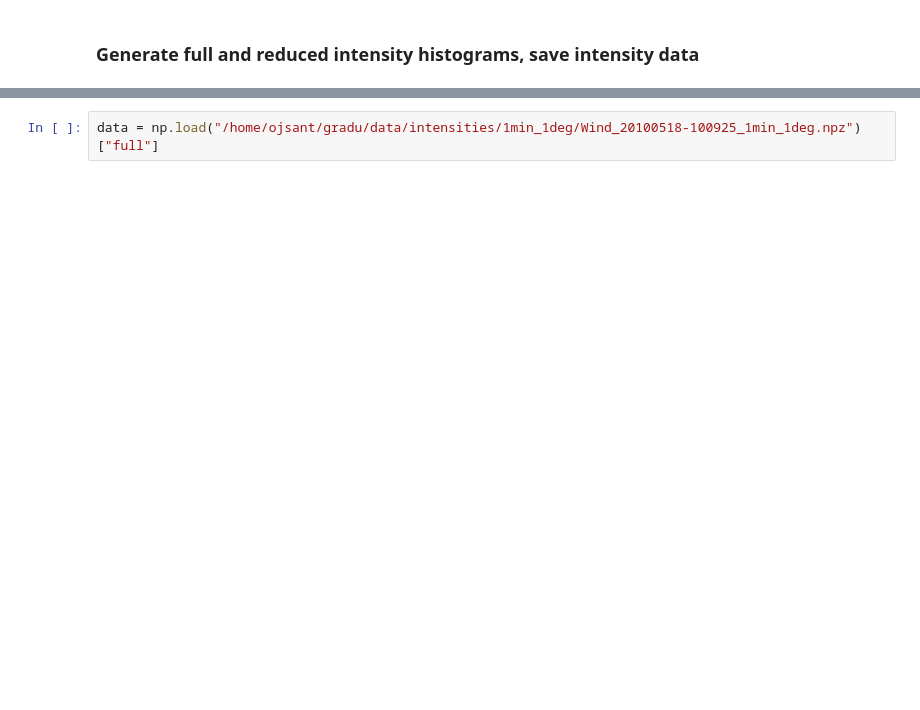
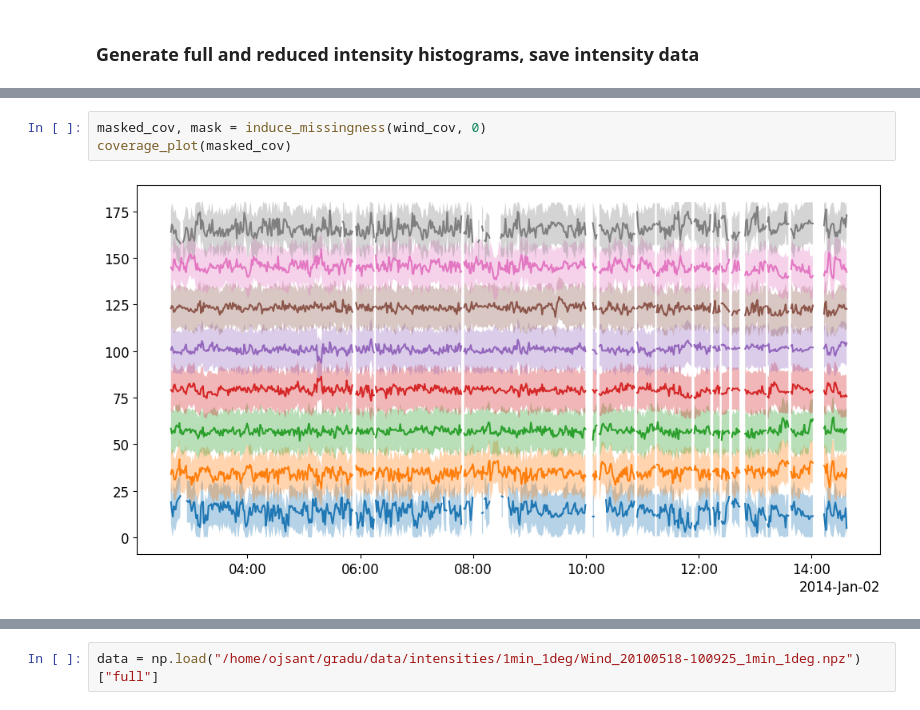
Before and after one commit to ojsant/gradu, a Jupyter notebook: preprocessing.ipynb, the cells around one changed output, grey strips where cells are left out. Drawn from its saved outputs; the diff is of its cells as text; blank space fills up the shorter version.

```diff
--- a/preprocessing.ipynb
+++ b/preprocessing.ipynb
@@ -193,0 +277,5 @@ with h5py.File("wind_1min_1deg.h5", "r") as file:
+# %%
+masked_cov, mask = induce_missingness(wind_cov, 0)
+coverage_plot(masked_cov)
+# %% [output]
+[figure, added]
```
Also changed, not shown: parts of 20 cells of this notebook, 10 other files.
